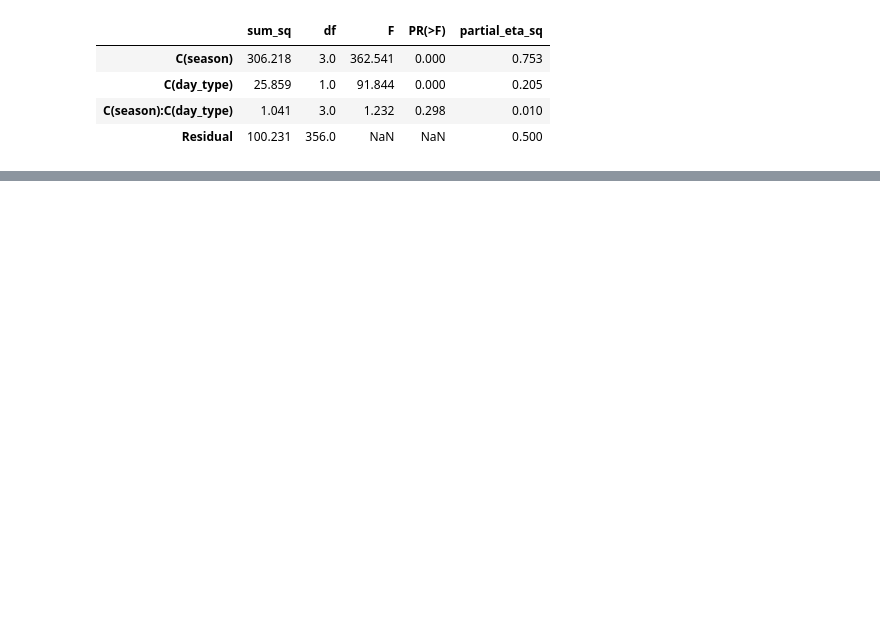
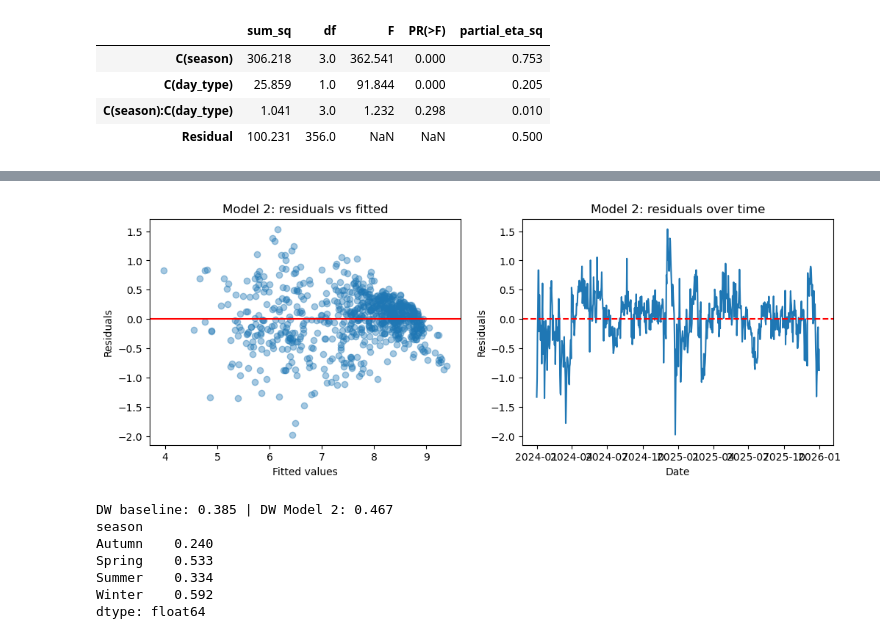
Before and after one commit to SeherYldz/StatisticsProject, a Jupyter notebook: modelling.ipynb, the cells around one changed output, grey strips where cells are left out. Drawn from its saved outputs; the diff is of its cells as text; code cells hidden in the pictures; blank space fills up the shorter version.

Commit message:
Modelling improved with training 2024 and 2025 datas and weather/seasons correlations

```diff
--- a/modelling.ipynb
+++ b/modelling.ipynb
@@ -140,3 +140,14 @@ anova_clean.round(3)
 | C(day_type) | 25.859 | 1.0 | 91.844 | 0.000 | 0.205 |
 | C(season):C(day_type) | 1.041 | 3.0 | 1.232 | 0.298 | 0.010 |
 | Residual | 100.231 | 356.0 | NaN | NaN | 0.500 |
+# %%
+# Model 2 data: 2024 + 2025, without closed day (17 May 2025) in 2024 it was used
+daily_2y = daily_all[daily_all["year"].isin([2024, 2025]) & ~daily_all["closed"]]
+print(daily_2y.shape)
+print(daily_2y["year"].value_counts())
+
+# Baseline: Model 1 formula refitted on the same 2 years
+model_base = smf.ols("np.log(ride_count) ~ C(season) * C(day_type)", data=daily_2y).fit()
+anova_base = sm.stats.anova_lm(model_base, typ=2)
+anova_base["partial_eta_sq"] = anova_base["sum_sq"] / (anova_base["sum_sq"] + anova_base.loc["Residual", "sum_sq"])
+anova_base.round(3)
@@ -142,0 +165,8 @@ anova_clean.round(3)
+# %%
+# Model 2: Model 1 + weather + holiday, on the same 2024-2025 data
+model_2 = smf.ols("np.log(ride_count) ~ C(season) * C(day_type) + temp_mean + precip_mm + is_holiday",
+                  data=daily_2y).fit()
+anova_2 = sm.stats.anova_lm(model_2, typ=2)
+anova_2["partial_eta_sq"] = anova_2["sum_sq"] / (anova_2["sum_sq"] + anova_2.loc["Residual", "sum_sq"])
+print("R² baseline:", round(model_base.rsquared, 3), "| R² Model 2:", round(model_2.rsquared, 3))
+anova_2.round(3)
@@ -142,0 +302,22 @@ anova_clean.round(3)
+# %%
+# 5.5 Residual diagnostics for Model 2
+from statsmodels.stats.stattools import durbin_watson
+fig, axes = plt.subplots(1, 2, figsize=(12, 4))
+axes[0].scatter(model_2.fittedvalues, model_2.resid, alpha=0.4)
+axes[0].axhline(0, color="red")
+axes[0].set(xlabel="Fitted values", ylabel="Residuals", title="Model 2: residuals vs fitted")
+axes[1].plot(model_2.resid)
+axes[1].axhline(0, color="red", linestyle="--")
+axes[1].set(xlabel="Date", ylabel="Residuals", title="Model 2: residuals over time")
+plt.show()
+print("DW baseline:", round(durbin_watson(model_base.resid), 3), "| DW Model 2:", round(durbin_watson(model_2.resid), 3))
+print(model_2.resid.groupby(daily_2y["season"]).std().round(3))
+# %% [output]
+[figure, added]
+DW baseline: 0.385 | DW Model 2: 0.467
+season
+Autumn    0.240
+Spring    0.533
+Summer    0.334
+Winter    0.592
+dtype: float64
```
Also changed, not shown: parts of 13 cells of this notebook.
